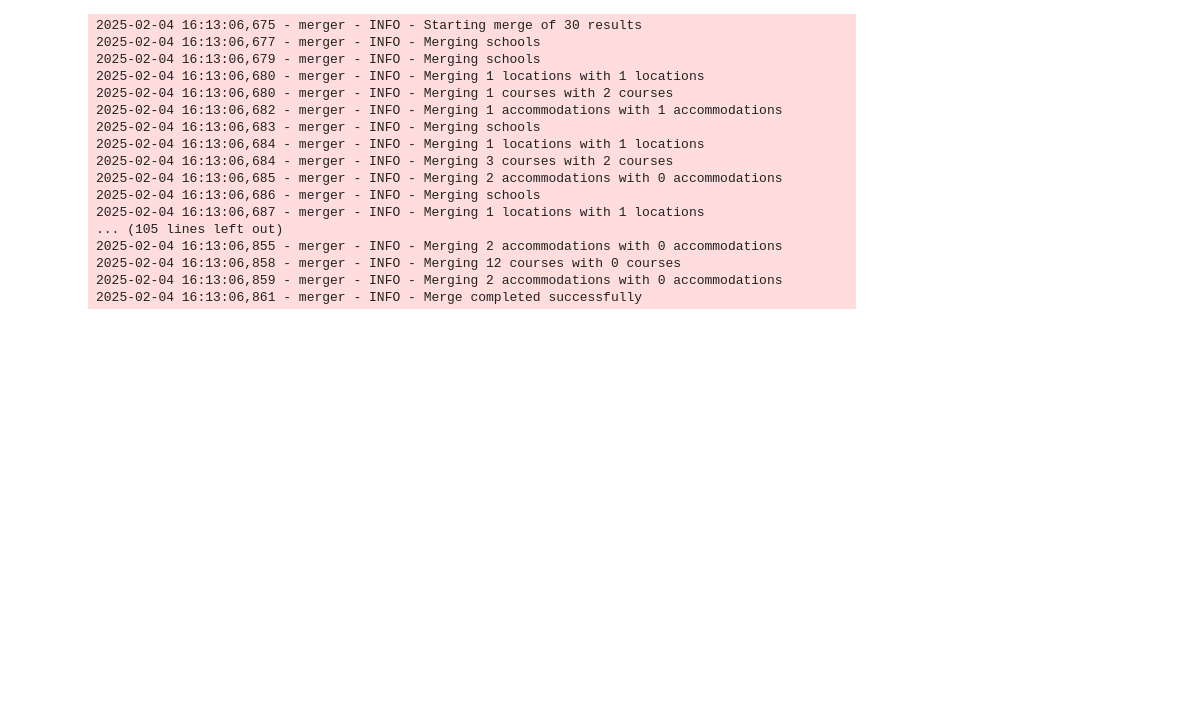
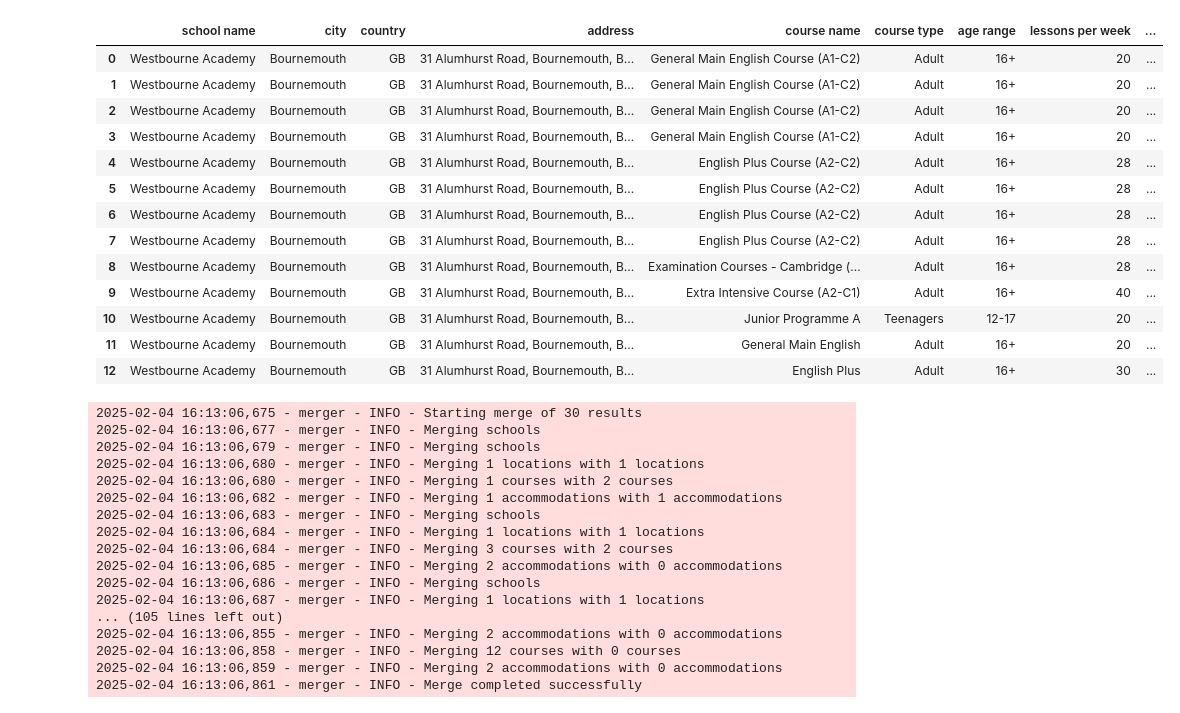
Before and after one commit to concaption/school-info-parser, a Jupyter notebook: notebook.ipynb, the cells around one changed output. Drawn from its saved outputs; the diff is of its cells as text; code cells hidden in the pictures; blank space fills up the shorter version.

```diff
--- a/notebook.ipynb
+++ b/notebook.ipynb
@@ -0,0 +1,7 @@
+# %%
+from src.csv_converter import json_to_csv
+
+json_file = "data/output_files/WESTBOURNE ACADEMY STUDENT PRICES 2025_output.json"
+
+json_to_csv(json_file)
+# %% [output]
@@ -1,3 +16,17 @@
+|  | school name | city | country | address | course name | course type | age range | lessons per week | ... |
+| 0 | Westbourne Academy | Bournemouth | GB | 31 Alumhurst Road, Bournemouth, B... | General Main English Course (A1-C2) | Adult | 16+ | 20 | ... |
+| 1 | Westbourne Academy | Bournemouth | GB | 31 Alumhurst Road, Bournemouth, B... | General Main English Course (A1-C2) | Adult | 16+ | 20 | ... |
+| 2 | Westbourne Academy | Bournemouth | GB | 31 Alumhurst Road, Bournemouth, B... | General Main English Course (A1-C2) | Adult | 16+ | 20 | ... |
+| 3 | Westbourne Academy | Bournemouth | GB | 31 Alumhurst Road, Bournemouth, B... | General Main English Course (A1-C2) | Adult | 16+ | 20 | ... |
+| 4 | Westbourne Academy | Bournemouth | GB | 31 Alumhurst Road, Bournemouth, B... | English Plus Course (A2-C2) | Adult | 16+ | 28 | ... |
+| 5 | Westbourne Academy | Bournemouth | GB | 31 Alumhurst Road, Bournemouth, B... | English Plus Course (A2-C2) | Adult | 16+ | 28 | ... |
+| 6 | Westbourne Academy | Bournemouth | GB | 31 Alumhurst Road, Bournemouth, B... | English Plus Course (A2-C2) | Adult | 16+ | 28 | ... |
+| 7 | Westbourne Academy | Bournemouth | GB | 31 Alumhurst Road, Bournemouth, B... | English Plus Course (A2-C2) | Adult | 16+ | 28 | ... |
+| 8 | Westbourne Academy | Bournemouth | GB | 31 Alumhurst Road, Bournemouth, B... | Examination Courses - Cambridge (... | Adult | 16+ | 28 | ... |
+| 9 | Westbourne Academy | Bournemouth | GB | 31 Alumhurst Road, Bournemouth, B... | Extra Intensive Course (A2-C1) | Adult | 16+ | 40 | ... |
+| 10 | Westbourne Academy | Bournemouth | GB | 31 Alumhurst Road, Bournemouth, B... | Junior Programme A | Teenagers | 12-17 | 20 | ... |
+| 11 | Westbourne Academy | Bournemouth | GB | 31 Alumhurst Road, Bournemouth, B... | General Main English | Adult | 16+ | 20 | ... |
+| 12 | Westbourne Academy | Bournemouth | GB | 31 Alumhurst Road, Bournemouth, B... | English Plus | Adult | 16+ | 30 | ... |
 # %%
 #!/usr/bin/env python
 
```
Also changed, not shown: parts of 2 cells of this notebook, 20 other files.
